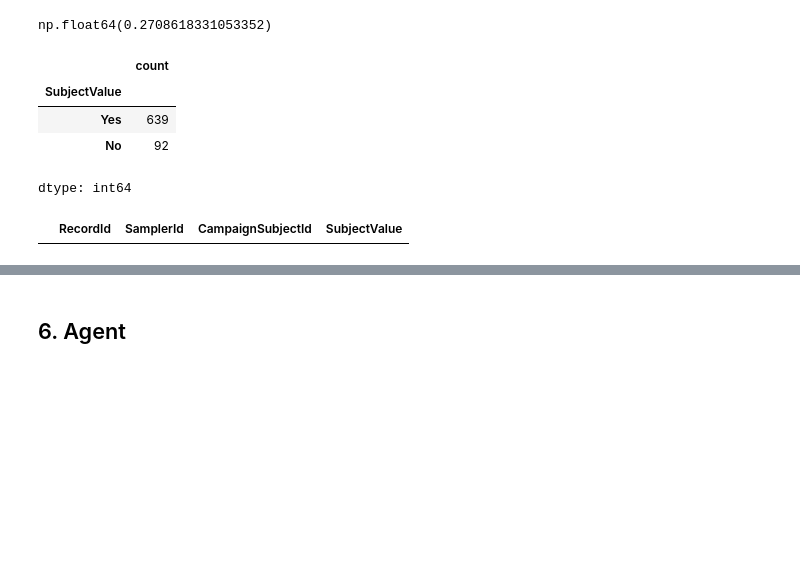
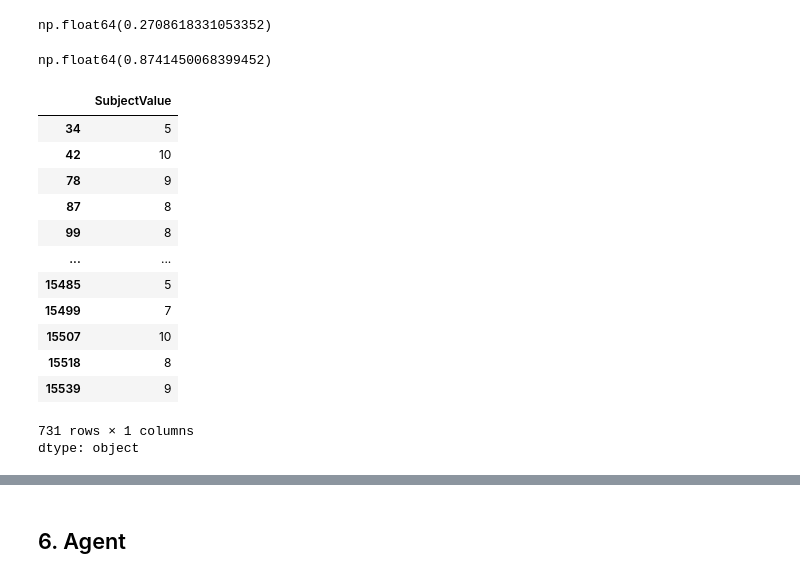
Before and after one commit to garfield-gray/DataMining, a Jupyter notebook: peekageHiringChallenge.ipynb, the cells around one changed output, grey strips where cells are left out. Saved outputs shown, nothing was run; the diff lists cells and outputs as text; code cells hidden in the pictures; blank space fills up the shorter version.

```diff
--- a/peekageHiringChallenge.ipynb
+++ b/peekageHiringChallenge.ipynb
@@ -246,21 +251,36 @@ doyoubuy.value_counts().iloc[1]/(doyoubuy.value_counts().iloc[0]+doyoubuy.value_
 # %% [output]
 np.float64(0.2708618331053352)
 # %%
-# calculating it in the worst possible way:)
+# - What is the overall Purchase Intent rate?
+
 df = merged_df.copy()
 PurchaseIntent = df[df['SubjectName'].str.contains('Purchase Intent')]['SubjectValue']
-PurchaseIntent.value_counts()
+vc = PurchaseIntent.value_counts()
+PurchaseIntent_rate = vc.get("Yes") / vc.sum()
+PurchaseIntent_rate
 # %% [output]
-|  | count |
-| SubjectValue |  |
-| Yes | 639 |
-| No | 92 |
-dtype: int64
+np.float64(0.8741450068399452)
-# %%
-# calculating it in the worst possible way:)
-#open text
-df = rawData.copy()
-reviewOfData = df[df['CampaignSubjectId'].str.contains('0dfd73bd-6c6e-400c-a036-0ec64085cbeb')]
-reviewOfData
-# %% [output]
-|  | RecordId | SamplerId | CampaignSubjectId | SubjectValue |
+# %%
+# - What is the overall NPS and the shares of Promoters / Passives / Detractors?
+
+df = merged_df.copy()
+NPS = df[df['SubjectName'].str.contains('On a scale of 0 to 10, how likely are you to recommend Chickapea pasta to a friend or colleague?')]['SubjectValue']
+vc = NPS.value_counts()
+# PurchaseIntent_rate = vc.get("Yes") / vc.sum()
+# PurchaseIntent_rate
+NPS
+# %% [output]
+|  | SubjectValue |
+| 34 | 5 |
+| 42 | 10 |
+| 78 | 9 |
+| 87 | 8 |
+| 99 | 8 |
+| ... | ... |
+| 15485 | 5 |
+| 15499 | 7 |
+| 15507 | 10 |
+| 15518 | 8 |
+| 15539 | 9 |
+731 rows × 1 columns
+dtype: object
```
Also changed, not shown: parts of 4 cells of this notebook.
